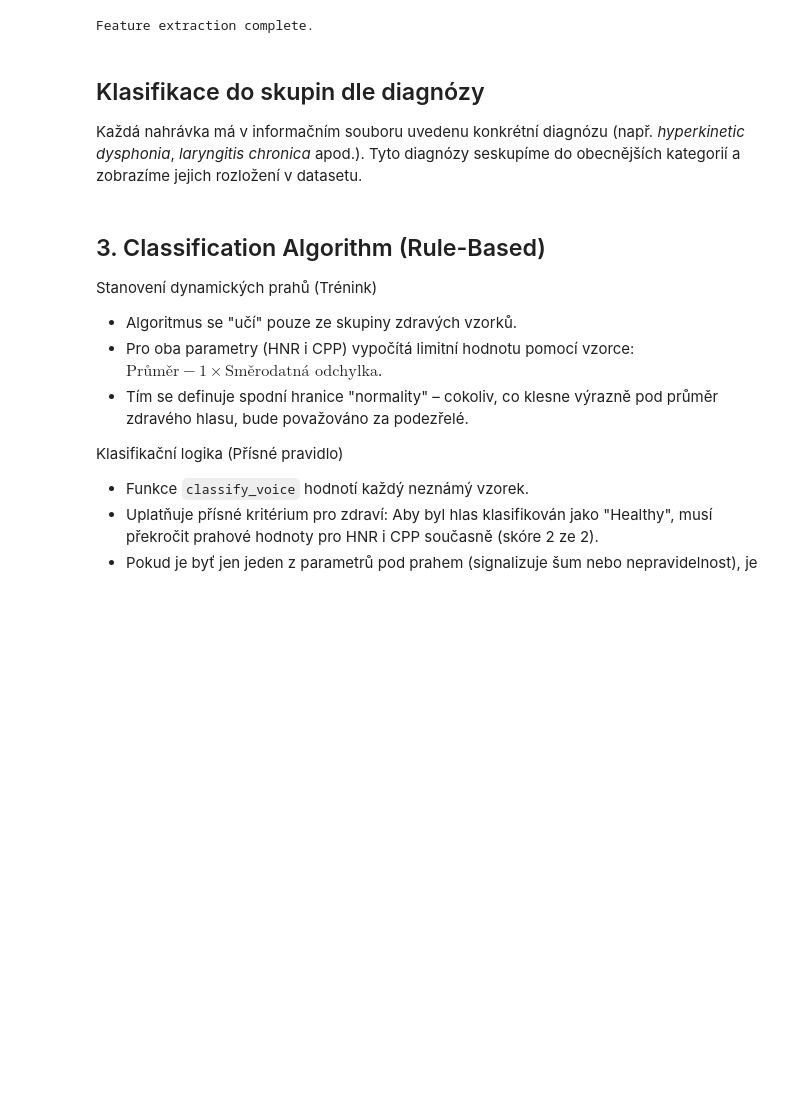
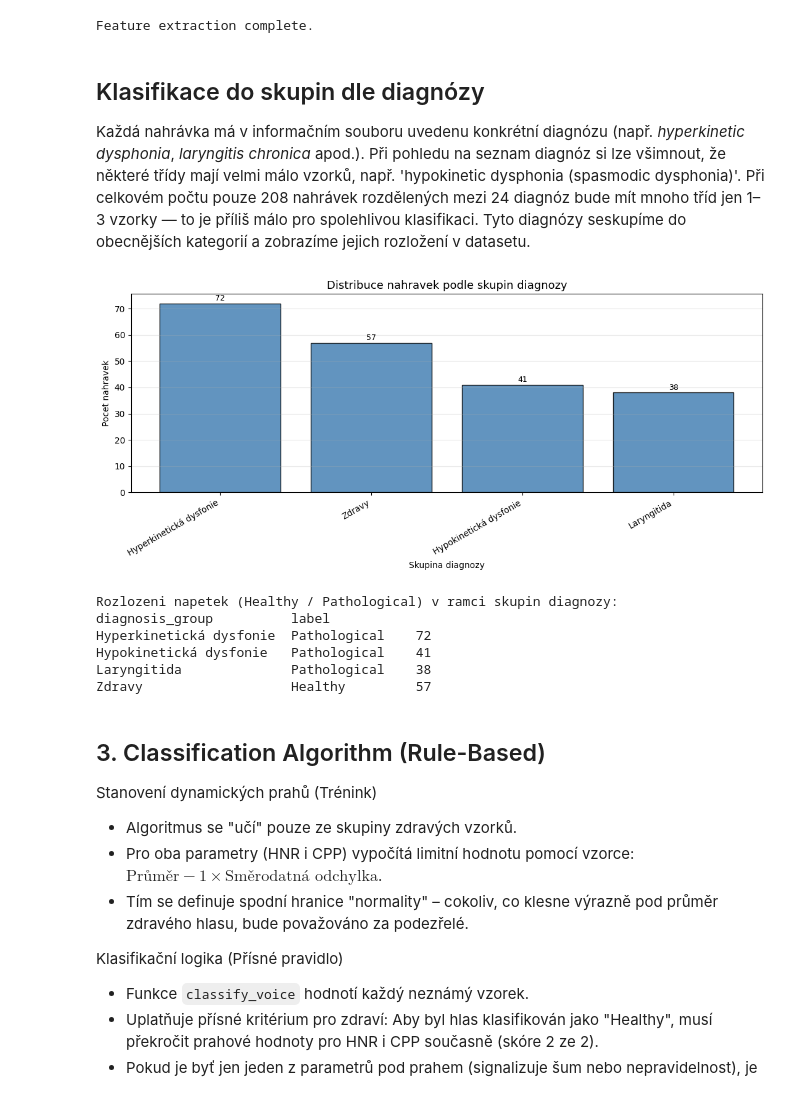
Before and after one commit to josukewee/pzs_seminarni, a Jupyter notebook: seminarni_prace_2/main.ipynb, the cells around one changed output. Drawn from its saved outputs; the diff is of its cells as text; code cells hidden in the pictures; blank space fills up the shorter version.

```diff
--- a/seminarni_prace_2/main.ipynb
+++ b/seminarni_prace_2/main.ipynb
@@ -238,7 +248,12 @@ def extract_features(signal, fs):
     else:
         cpp = 0
 
-    return {'HNR': hnr, 'CPP': cpp}
+    # C. MFCC (13 koeficientů — průměr přes čas)
+    mfcc = librosa.feature.mfcc(y=segment_win.astype(np.float32), sr=fs, n_mfcc=13)
+    mfcc_means = np.mean(mfcc, axis=1)
+    mfcc_feats = {f'MFCC_{i+1}': mfcc_means[i] for i in range(13)}
+
+    return {'HNR': hnr, 'CPP': cpp, **mfcc_feats}
 
 # Apply to all recordings
 features_list = []
@@ -259,52 +274,50 @@ Feature extraction complete.
 ## Klasifikace do skupin dle diagnózy
 
 Každá nahrávka má v informačním souboru uvedenu konkrétní diagnózu (např. *hyperkinetic dysphonia*, *laryngitis chronica* apod.).
+Při pohledu na seznam diagnóz si lze všimnout, že některé třídy mají velmi málo vzorků, např. 'hypokinetic dysphonia (spasmodic dysphonia)'.
+Při celkovém počtu pouze 208 nahrávek rozdělených mezi 24 diagnóz bude mít mnoho tříd jen 1–3 vzorky — to je příliš málo pro spolehlivou klasifikaci.
 Tyto diagnózy seskupíme do obecnějších kategorií a zobrazíme jejich rozložení v datasetu.
 # %%
 def map_diagnosis_group(diagnosis):
-    d = diagnosis.lower()
+    d = diagnosis.lower().strip()
     if 'healthy' in d:
         return 'Zdravy'
-    elif 'dysphonia' in d or 'dysphonie' in d:
-        return 'Dysfonie'
+    elif d.startswith('hyperkinetic dysphonia'):
+        return 'Hyperkinetická dysfonie'
+    elif d.startswith('hypokinetic dysphonia'):
+        return 'Hypokinetická dysfonie'
     elif 'laryngitis' in d:
         return 'Laryngitida'
-    elif 'nodule' in d or 'polyp' in d:
-        return 'Uzliky / polypy'
-    elif 'paralysis' in d or 'paresis' in d:
-        return 'Paralyza / pareza'
-    elif 'edema' in d or 'oedema' in d:
-        return 'Edem'
-    elif 'cancer' in d or 'carcinoma' in d:
-        return 'Karcinom'
-    elif 'reinke' in d:
-        return 'Reinkeho edem'
-    elif 'sulcus' in d:
-        return 'Sulcus vocalis'
-    elif 'leukoplakia' in d:
-        return 'Leukoplakia'
     else:
         return 'Jine patologie'
 
 df_final['diagnosis_group'] = df_final['diagnosis'].apply(map_diagnosis_group)
 
 group_counts = df_final['diagnosis_group'].value_counts()
 
 plt.figure(figsize=(11, 5))
 bars = plt.bar(group_counts.index, group_counts.values, color='steelblue', edgecolor='black', alpha=0.85)
 plt.title('Distribuce nahravek podle skupin diagnozy', fontsize=13)
 plt.xlabel('Skupina diagnozy')
 plt.ylabel('Pocet nahravek')
 plt.xticks(rotation=30, ha='right')
 for bar, val in zip(bars, group_counts.values):
     plt.text(bar.get_x() + bar.get_width() / 2, bar.get_height() + 0.3, str(val),
              ha='center', va='bottom', fontsize=9)
 plt.grid(True, alpha=0.3, axis='y')
 plt.tight_layout()
 plt.show()
 
 print("\nRozlozeni napetek (Healthy / Pathological) v ramci skupin diagnozy:")
 print(df_final.groupby('diagnosis_group')['label'].value_counts().to_string())
+# %% [output]
+[figure, added]
+Rozlozeni napetek (Healthy / Pathological) v ramci skupin diagnozy:
+diagnosis_group          label
+Hyperkinetická dysfonie  Pathological    72
+Hypokinetická dysfonie   Pathological    41
+Laryngitida              Pathological    38
+Zdravy                   Healthy         57
 # %% [markdown]
 ## 3. Classification Algorithm (Rule-Based)
 
```
Also changed, not shown: parts of 23 cells of this notebook.
